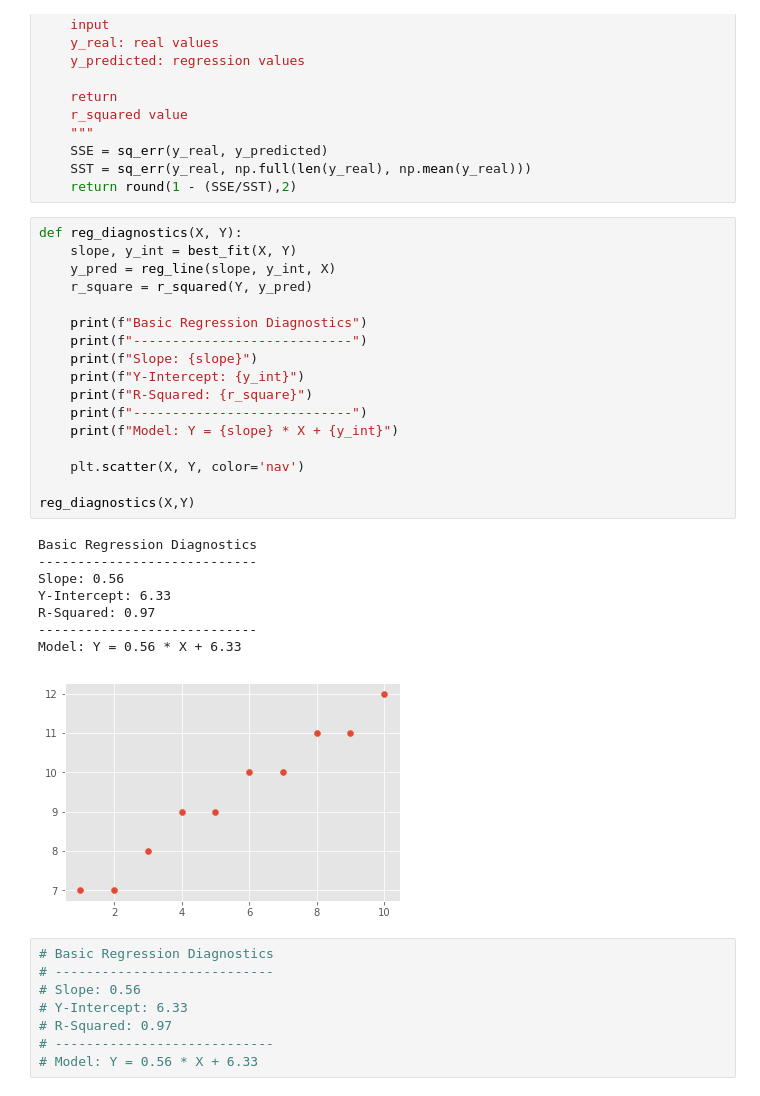
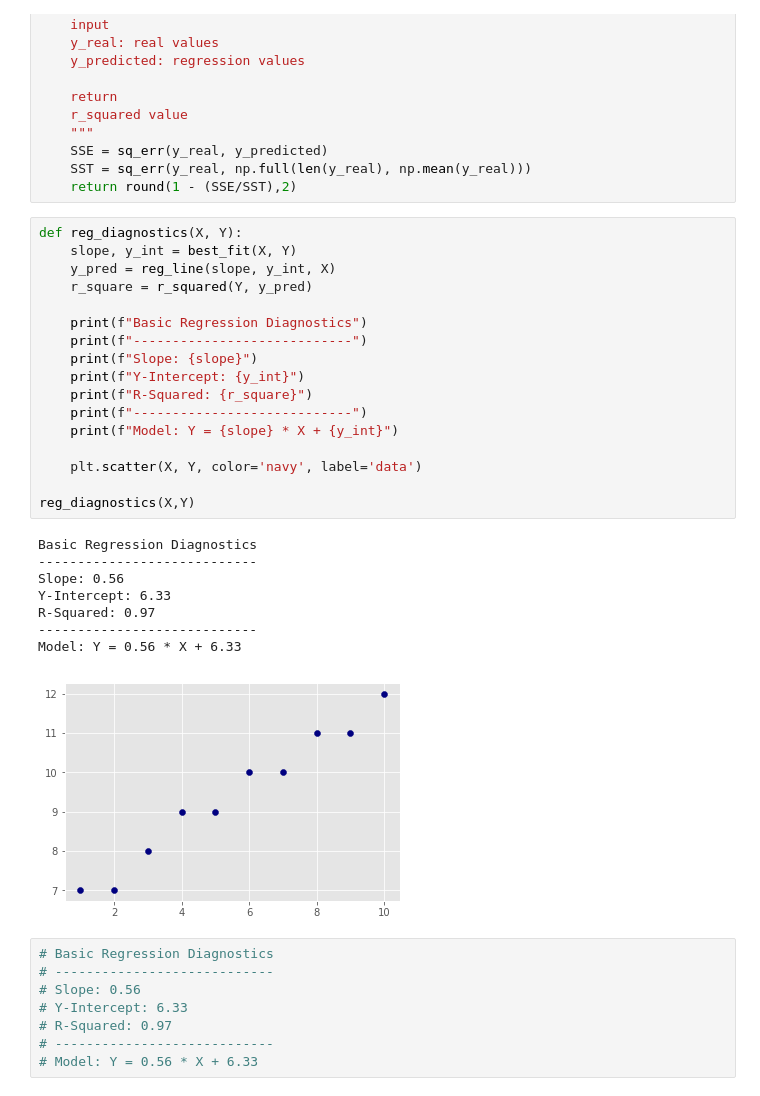
Before and after one commit to kathrinv/dsc-complete-regression-lab-nyc-ds-082619, a Jupyter notebook: index.ipynb, the cells around one changed output. Cells and saved outputs as stored; diff of their text form.

```diff
--- a/index.ipynb
+++ b/index.ipynb
@@ -77,29 +77,29 @@ def r_squared(y_real, y_predicted):
 # %%
 def reg_diagnostics(X, Y):
     slope, y_int = best_fit(X, Y)
     y_pred = reg_line(slope, y_int, X)
     r_square = r_squared(Y, y_pred)
 
     print(f"Basic Regression Diagnostics")
     print(f"----------------------------")
     print(f"Slope: {slope}")
     print(f"Y-Intercept: {y_int}")
     print(f"R-Squared: {r_square}")
     print(f"----------------------------")
     print(f"Model: Y = {slope} * X + {y_int}")
 
-    plt.scatter(X, Y, color='nav')
+    plt.scatter(X, Y, color='navy', label='data')
 
 reg_diagnostics(X,Y)
 # %% [output]
 Basic Regression Diagnostics
 ----------------------------
 Slope: 0.56
 Y-Intercept: 6.33
 R-Squared: 0.97
 ----------------------------
 Model: Y = 0.56 * X + 6.33
-[figure, old version]
+[figure, new version]
 # %%
 # Basic Regression Diagnostics
 # ----------------------------
```
